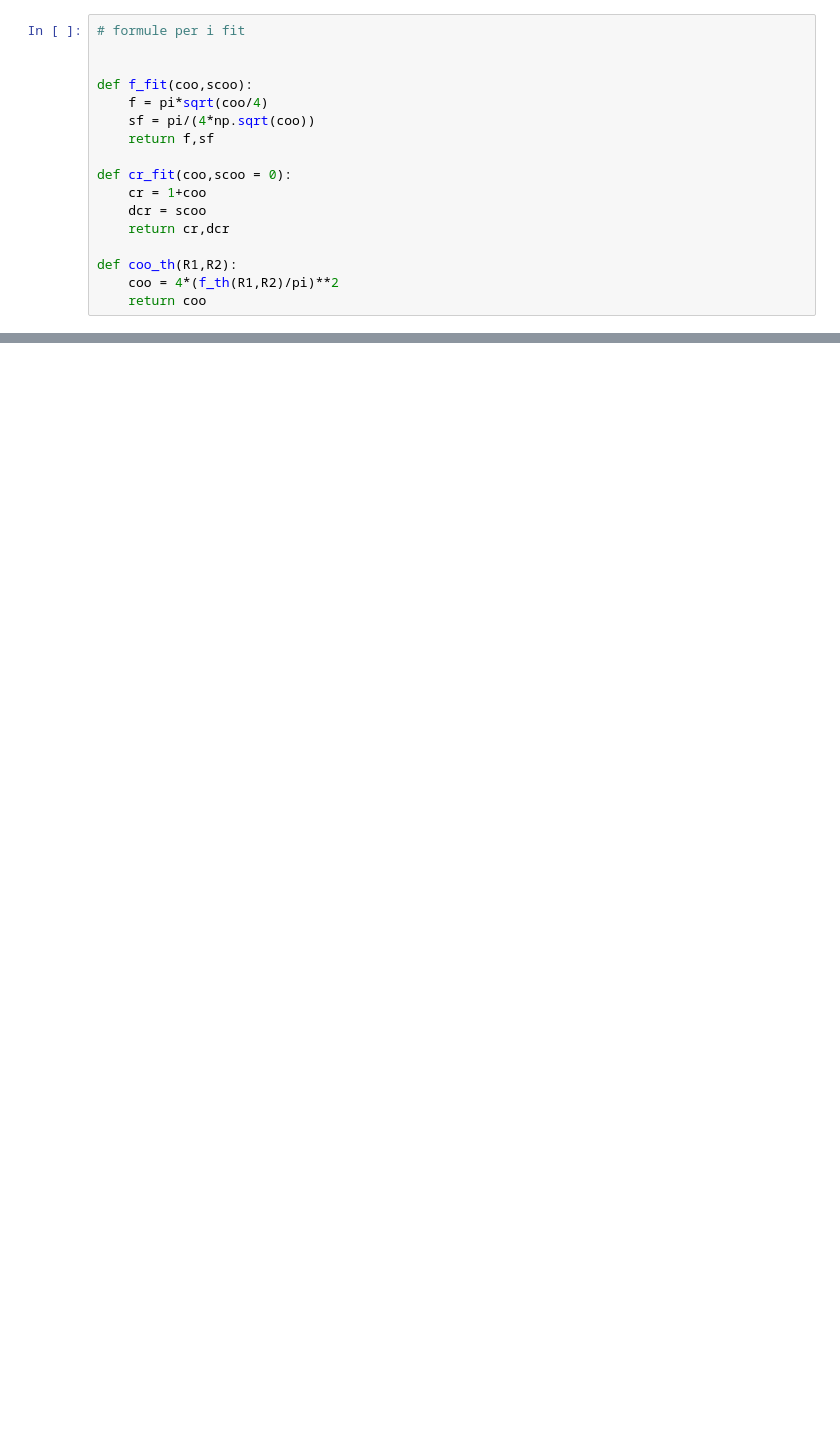
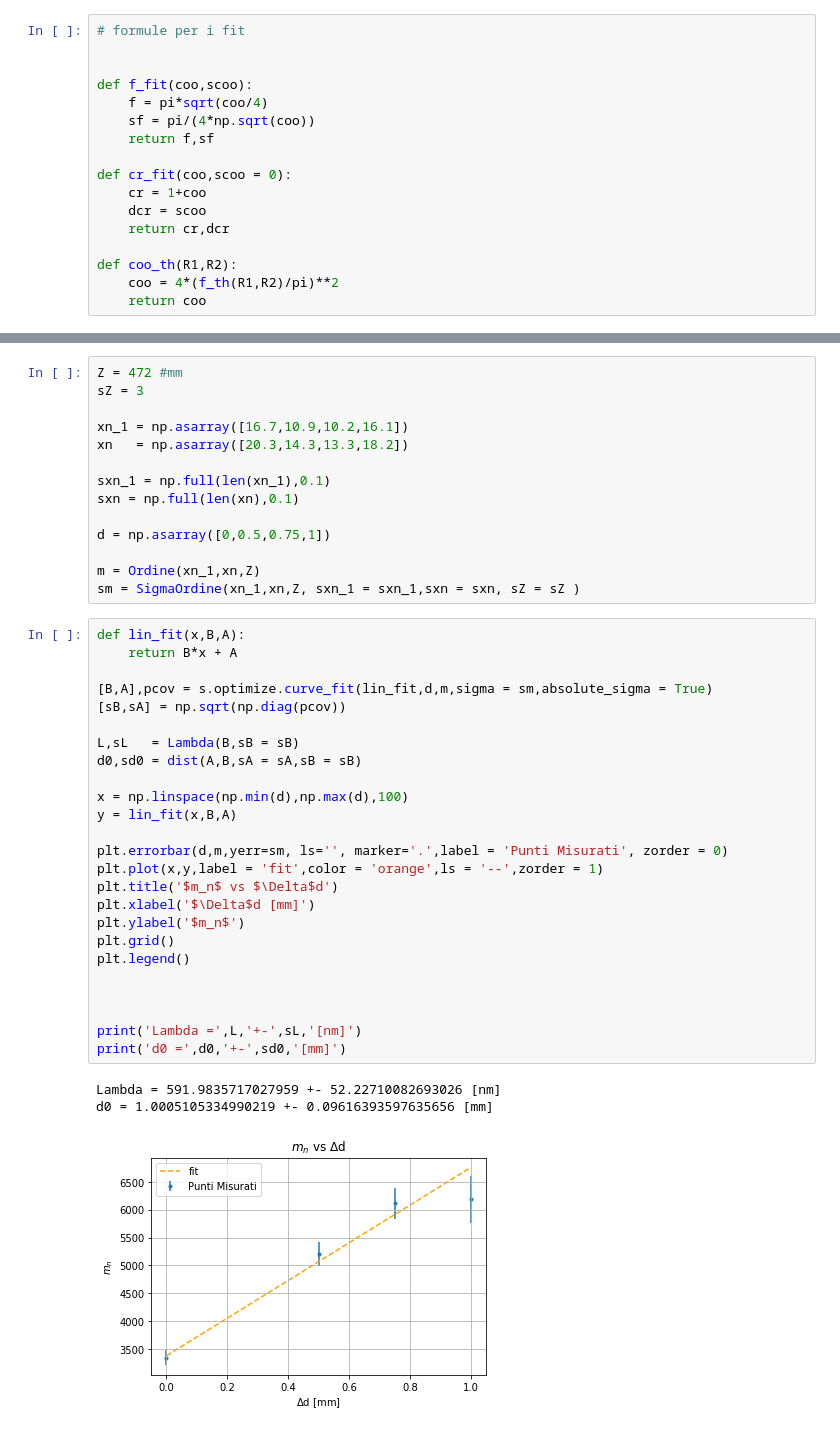
Before and after one commit to Kevin222-hub/Lab_reports, a Jupyter notebook: Ottica_2/Main.ipynb, the cells around one changed output, grey strips where cells are left out. Drawn from its saved outputs; the diff is of its cells as text; blank space fills up the shorter version.

```diff
--- a/Ottica_2/Main.ipynb
+++ b/Ottica_2/Main.ipynb
@@ -170,0 +211,43 @@ def lenght(n,L):
+# %%
+Z = 472 #mm
+sZ = 3
+
+xn_1 = np.asarray([16.7,10.9,10.2,16.1])
+xn   = np.asarray([20.3,14.3,13.3,18.2])
+
+sxn_1 = np.full(len(xn_1),0.1)
+sxn = np.full(len(xn),0.1)
+
+d = np.asarray([0,0.5,0.75,1])
+
+m = Ordine(xn_1,xn,Z)
+sm = SigmaOrdine(xn_1,xn,Z, sxn_1 = sxn_1,sxn = sxn, sZ = sZ )
+# %%
+def lin_fit(x,B,A):
+    return B*x + A
+
+[B,A],pcov = s.optimize.curve_fit(lin_fit,d,m,sigma = sm,absolute_sigma = True)
+[sB,sA] = np.sqrt(np.diag(pcov))
+
+L,sL   = Lambda(B,sB = sB)
+d0,sd0 = dist(A,B,sA = sA,sB = sB)
+
+x = np.linspace(np.min(d),np.max(d),100)
+y = lin_fit(x,B,A)
+
+plt.errorbar(d,m,yerr=sm, ls='', marker='.',label = 'Punti Misurati', zorder = 0)
+plt.plot(x,y,label = 'fit',color = 'orange',ls = '--',zorder = 1)
+plt.title('$m_n$ vs $\Delta$d')
+plt.xlabel('$\Delta$d [mm]')
+plt.ylabel('$m_n$')
+plt.grid()
+plt.legend()
+
+
+
+print('Lambda =',L,'+-',sL,'[nm]')
+print('d0 =',d0,'+-',sd0,'[mm]')
+# %% [output]
+Lambda = 591.9835717027959 +- 52.22710082693026 [nm]
+d0 = 1.0005105334990219 +- 0.09616393597635656 [mm]
+[figure, added]
```
Also changed, not shown: parts of 7 cells of this notebook.
